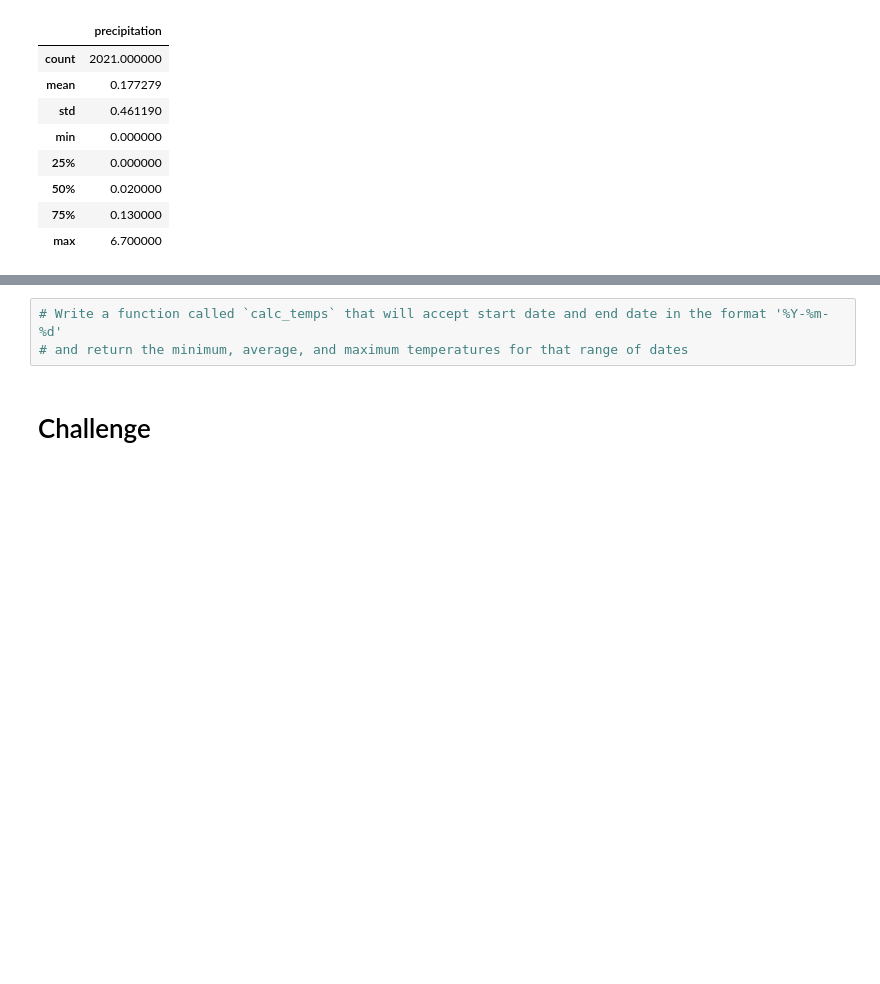
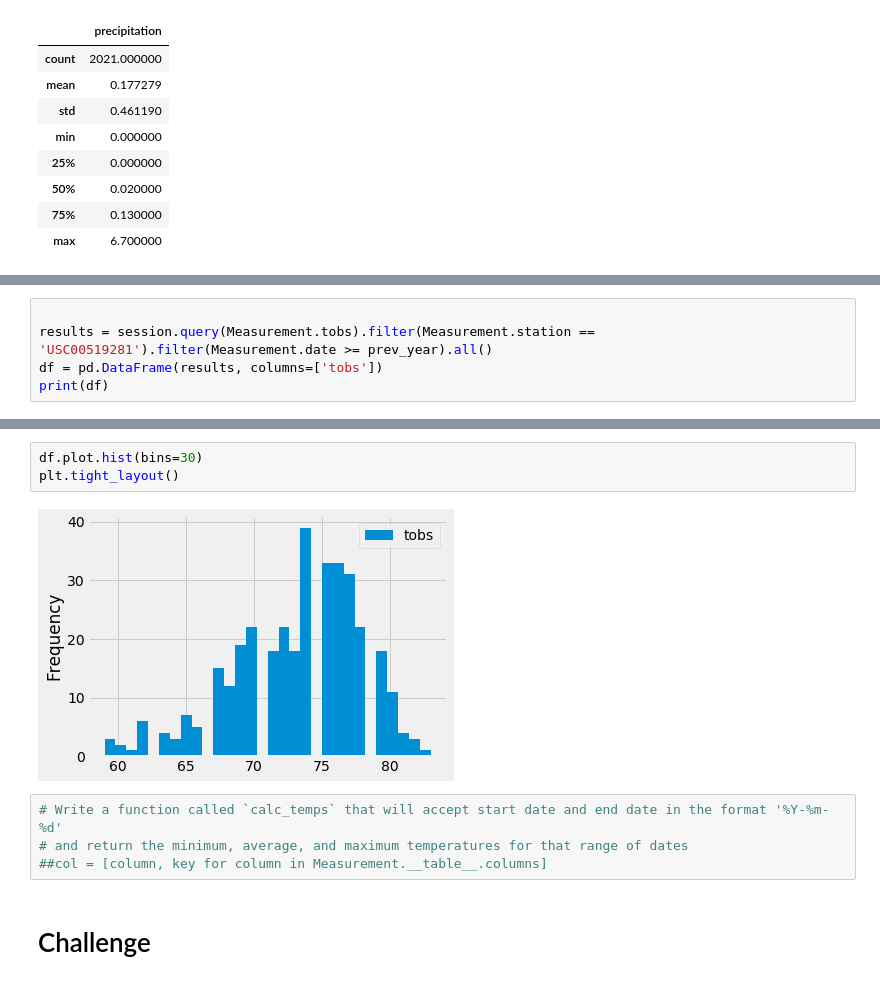
Before and after one commit to PaulIsenberg/surfs_up, a Jupyter notebook: climate_analysis (4).ipynb, the cells around one changed output, grey strips where cells are left out. Drawn from its saved outputs; the diff is of its cells as text; blank space fills up the shorter version.

```diff
--- a/climate_analysis (4).ipynb
+++ b/climate_analysis (4).ipynb
@@ -103,0 +131,5 @@ df.describe()
+# %%
+
+results = session.query(Measurement.tobs).filter(Measurement.station == 'USC00519281').filter(Measurement.date >= prev_year).all()
+df = pd.DataFrame(results, columns=['tobs'])
+print(df)
@@ -104,5 +151,11 @@ df.describe()
+# %%
+df.plot.hist(bins=30)
+plt.tight_layout()
+# %% [output]
+[figure, added]
 # %%
 # Write a function called `calc_temps` that will accept start date and end date in the format '%Y-%m-%d'
 # and return the minimum, average, and maximum temperatures for that range of dates
+##col = [column, key for column in Measurement.__table__.columns]
 # %% [markdown]
 # Challenge
```
Also changed, not shown: parts of 7 cells of this notebook, 1 other file.
